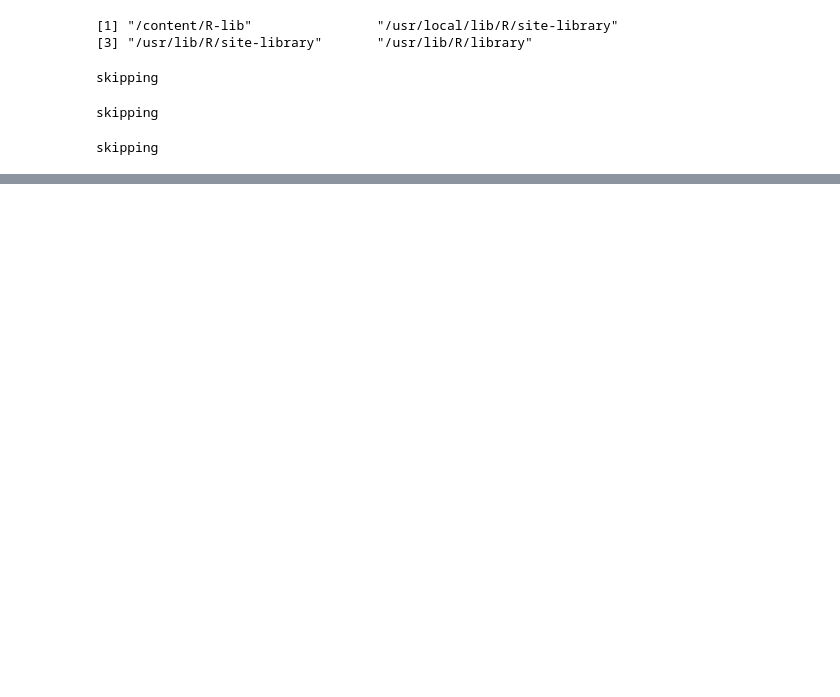
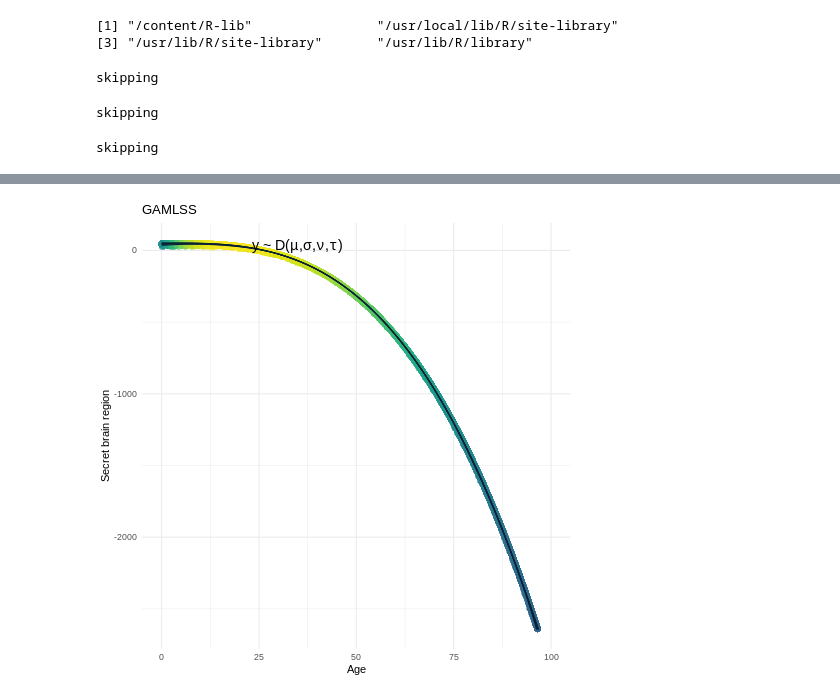
Before and after one commit to xqyn/gamlss, a Jupyter notebook: repli_GAMLSS.ipynb, the cells around one changed output, grey strips where cells are left out. Cells and saved outputs as stored; diff of their text form; code cells hidden in the pictures; blank space fills up the shorter version.

```diff
--- a/repli_GAMLSS.ipynb
+++ b/repli_GAMLSS.ipynb
@@ -220,0 +239,71 @@ options(repr.plot.width=2, repr.plot.height=2)
+# %%
+%%R
+n <- 5000
+x <- seq(0, 100, length.out = n)
+sigmas <- 0.75 + 1.5*seq(from = -1, to = 1, length.out = n)**2
+y  <- 50 + 0.15*x - 0.003*(x**3) + rSHASHo2(n = n, sigma = sigmas,   nu=-1.5, tau=1)
+
+df_te <- data.frame('x' = x, 'y' = y, 'dataset'='Training site')
+
+m_te <- gam(list(y ~ s(x), # fit mu as a smooth function of x
+                   ~ s(x), # fit sigma as a smooth function of x
+                   ~ 1, # fit nu (skewness) as an intercept
+                   ~ 1), # fit tau (kurtosis) as an intercept
+            family=shash(), # shash distribution instead of gaussian
+            data=df_te)
+
+predictions_params_m_te <- predict(m_te, newdata = df_te)
+
+quantiles <- pnorm(c(-2:2))
+qshash <- m_te$family$qf
+
+predictions_quantiles_m_te <- params_to_quantiles_shash(quantiles,
+                                                      predictions_params_m_te,
+                                                      qshash)
+
+reshape_quantiles_to_long <- function(quantiles_df, x_var){
+  quantiles_df$x <- x_var
+  return(reshape2::melt(quantiles_df, id.vars = c('x')))
+}
+
+predictions_quantiles_m_te_long <- reshape_quantiles_to_long(predictions_quantiles_m_te, df_te$x)
+
+
+
+k <- 80
+x<-df_te$x
+y<-df_te$y
+
+contour_cols <- viridis(k, alpha = 0.5)
+get_density <- function(x, y, n = 100) {
+  dens <- MASS::kde2d(x = x, y = y, n = n)
+  ix <- findInterval(x, dens$x)
+  iy <- findInterval(y, dens$y)
+  ii <- cbind(ix, iy)
+  return(dens$z[ii])
+}
+
+dens <- get_density(x, y, k)
+def.par<-par()
+#contour_cols
+options(repr.plot.width = 2, repr.plot.height = 40, repr.plot.res = 100)
+ggplot(df_te) +
+  geom_point(aes(x=x, y=y),
+             col = contour_cols[findInterval(dens, seq(0, max(dens), length.out = k))],
+             pch = 16,
+             size = 3) +
+  geom_line(data=predictions_quantiles_m_te_long,
+            aes(x=x, y=value, group=variable),
+            color='#082133') +
+  labs(title='GAMLSS',
+       # subtitle='Location, scale, and shape\nare modeled as functions of x',
+       x = 'Age',
+       y='Secret brain region')  +
+  annotate("text", x = 35, y = 30, size=5,
+           label = expression(paste(
+             'y ~ D(',mu,',',sigma,',',nu,',',tau,')',
+             )))+
+  ylim(c(min(y)*0.9,max(y)*1.1))+
+  theme_minimal()
+# %% [output]
+[figure, added]
```
Also changed, not shown: parts of 12 cells of this notebook.
